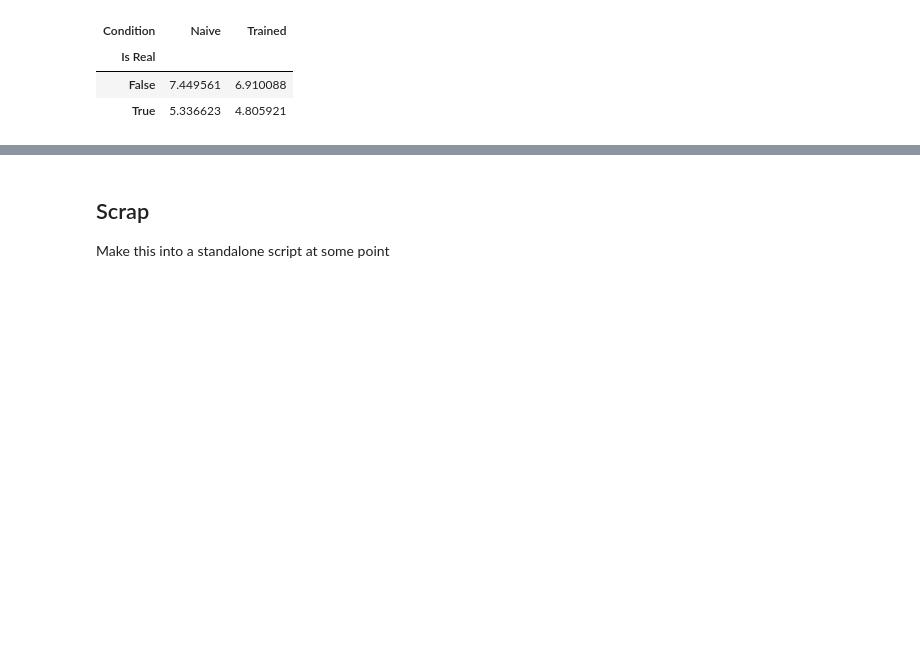
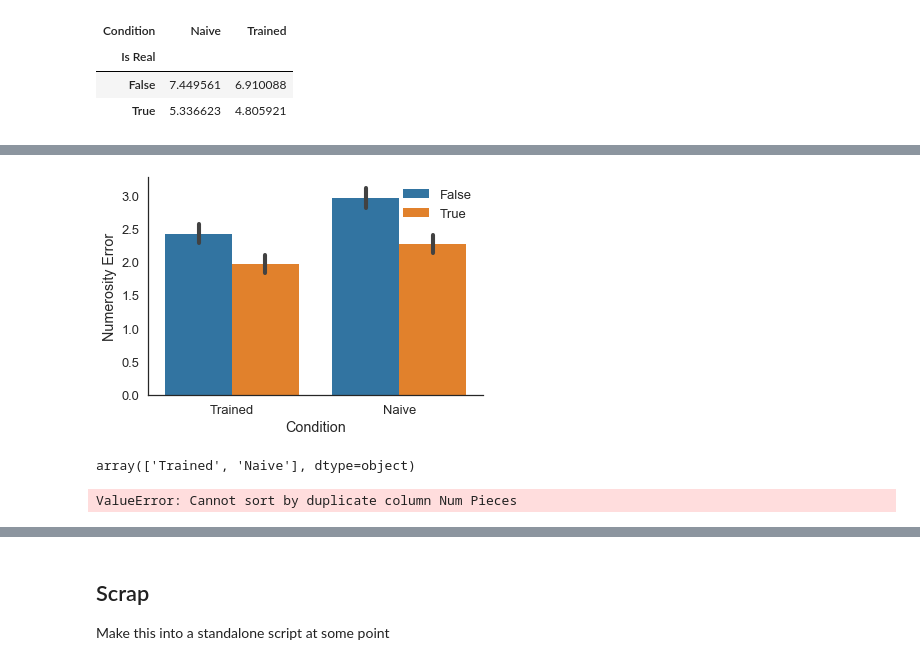
Before and after one commit to galbiati/mnk-cleaning-analysis, a Jupyter notebook: src/4 Data Cleaning and Exploration.ipynb, the cells around one changed output, grey strips where cells are left out. Drawn from its saved outputs; the diff is of its cells as text; code cells hidden in the pictures; blank space fills up the shorter version.

```diff
--- a/src/4 Data Cleaning and Exploration.ipynb
+++ b/src/4 Data Cleaning and Exploration.ipynb
@@ -267,0 +431,7 @@ sns.despine()
+# %%
+sns.barplot(x='Condition', y='Numerosity Error', hue='Is Real', data=DF)
+ax = plt.gca()
+ax.legend(loc=0)
+sns.despine()
+# %% [output]
+[figure, added]
@@ -267,0 +440,9 @@ sns.despine()
+# %%
+DF.Condition.unique()
+# %% [output]
+array(['Trained', 'Naive'], dtype=object)
+# %%
+pidpiv = DF.pivot_table(index='Position ID', values=['Total Errors', 'Num Pieces'], columns='Condition')
+pidpiv.sort_values(['Num Pieces', 'Trained'])
+# %% [output]
+ValueError: Cannot sort by duplicate column Num Pieces
```
Also changed, not shown: parts of 14 cells of this notebook, 20 other files.
